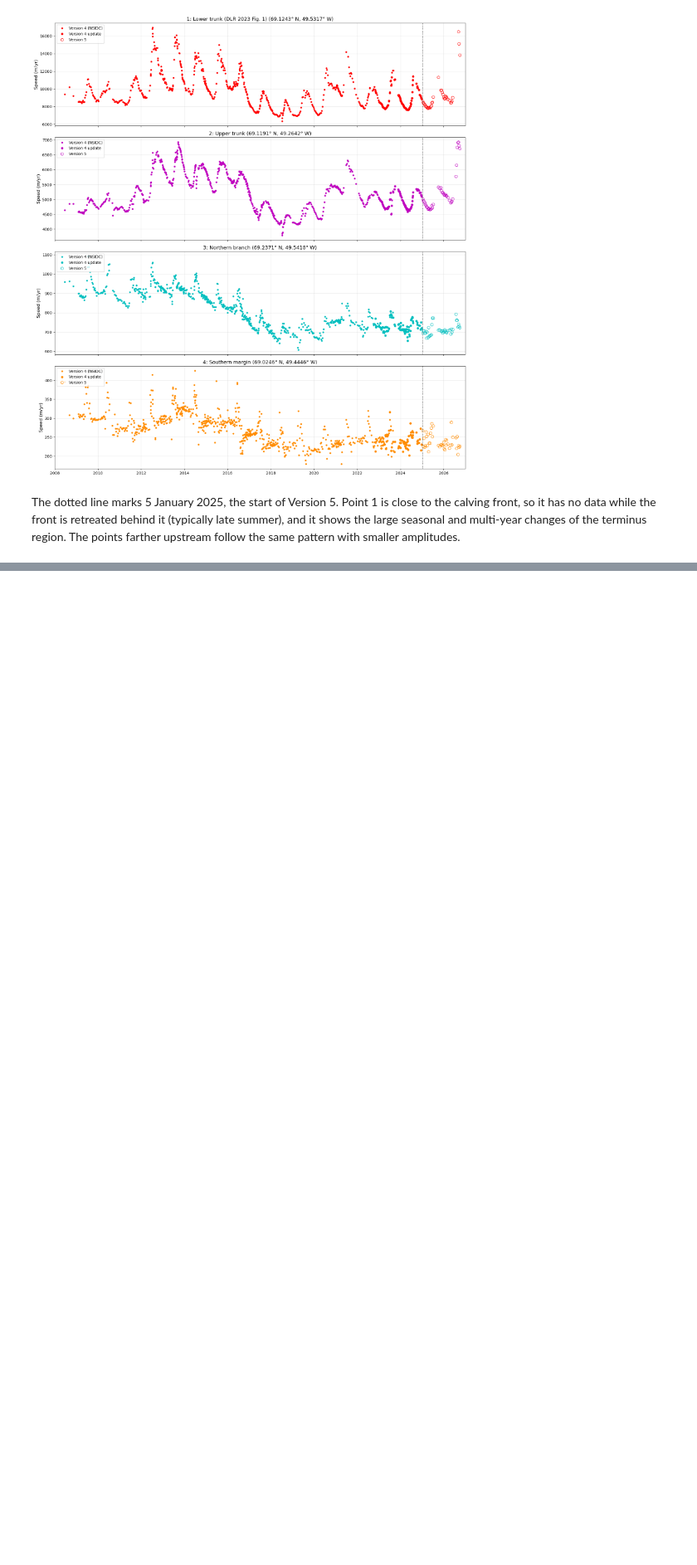
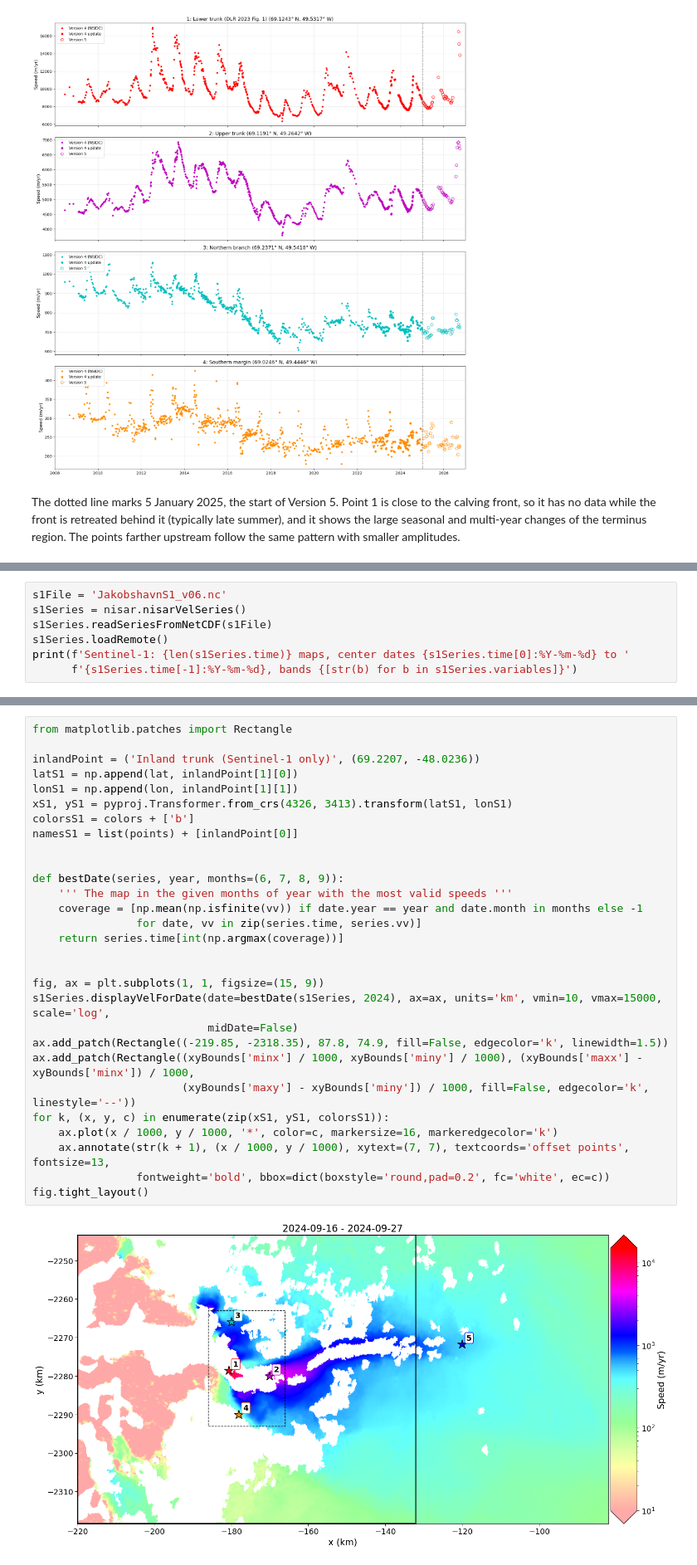
Before and after one commit to fastice/JakDemo, a Jupyter notebook: JakobshavnTSXFullSeries.ipynb, the cells around one changed output, grey strips where cells are left out. Shown at 83% size. Saved outputs shown, nothing was run; the diff lists cells and outputs as text; blank space fills up the shorter version.

```diff
--- a/JakobshavnTSXFullSeries.ipynb
+++ b/JakobshavnTSXFullSeries.ipynb
@@ -269,0 +286,7 @@ terminus region. The points farther upstream follow the same pattern with smalle
+# %%
+s1File = 'JakobshavnS1_v06.nc'
+s1Series = nisar.nisarVelSeries()
+s1Series.readSeriesFromNetCDF(s1File)
+s1Series.loadRemote()
+print(f'Sentinel-1: {len(s1Series.time)} maps, center dates {s1Series.time[0]:%Y-%m-%d} to '
+      f'{s1Series.time[-1]:%Y-%m-%d}, bands {[str(b) for b in s1Series.variables]}')
@@ -269,0 +301,31 @@ terminus region. The points farther upstream follow the same pattern with smalle
+# %%
+from matplotlib.patches import Rectangle
+
+inlandPoint = ('Inland trunk (Sentinel-1 only)', (69.2207, -48.0236))
+latS1 = np.append(lat, inlandPoint[1][0])
+lonS1 = np.append(lon, inlandPoint[1][1])
+xS1, yS1 = pyproj.Transformer.from_crs(4326, 3413).transform(latS1, lonS1)
+colorsS1 = colors + ['b']
+namesS1 = list(points) + [inlandPoint[0]]
+
+
+def bestDate(series, year, months=(6, 7, 8, 9)):
+    ''' The map in the given months of year with the most valid speeds '''
+    coverage = [np.mean(np.isfinite(vv)) if date.year == year and date.month in months else -1
+                for date, vv in zip(series.time, series.vv)]
+    return series.time[int(np.argmax(coverage))]
+
+
+fig, ax = plt.subplots(1, 1, figsize=(15, 9))
+s1Series.displayVelForDate(date=bestDate(s1Series, 2024), ax=ax, units='km', vmin=10, vmax=15000, scale='log',
+                           midDate=False)
+ax.add_patch(Rectangle((-219.85, -2318.35), 87.8, 74.9, fill=False, edgecolor='k', linewidth=1.5))
+ax.add_patch(Rectangle((xyBounds['minx'] / 1000, xyBounds['miny'] / 1000), (xyBounds['maxx'] - xyBounds['minx']) / 1000,
+                       (xyBounds['maxy'] - xyBounds['miny']) / 1000, fill=False, edgecolor='k', linestyle='--'))
+for k, (x, y, c) in enumerate(zip(xS1, yS1, colorsS1)):
+    ax.plot(x / 1000, y / 1000, '*', color=c, markersize=16, markeredgecolor='k')
+    ax.annotate(str(k + 1), (x / 1000, y / 1000), xytext=(7, 7), textcoords='offset points', fontsize=13,
+                fontweight='bold', bbox=dict(boxstyle='round,pad=0.2', fc='white', ec=c))
+fig.tight_layout()
+# %% [output]
+[figure, added]
```
Also changed, not shown: parts of 9 cells of this notebook.
